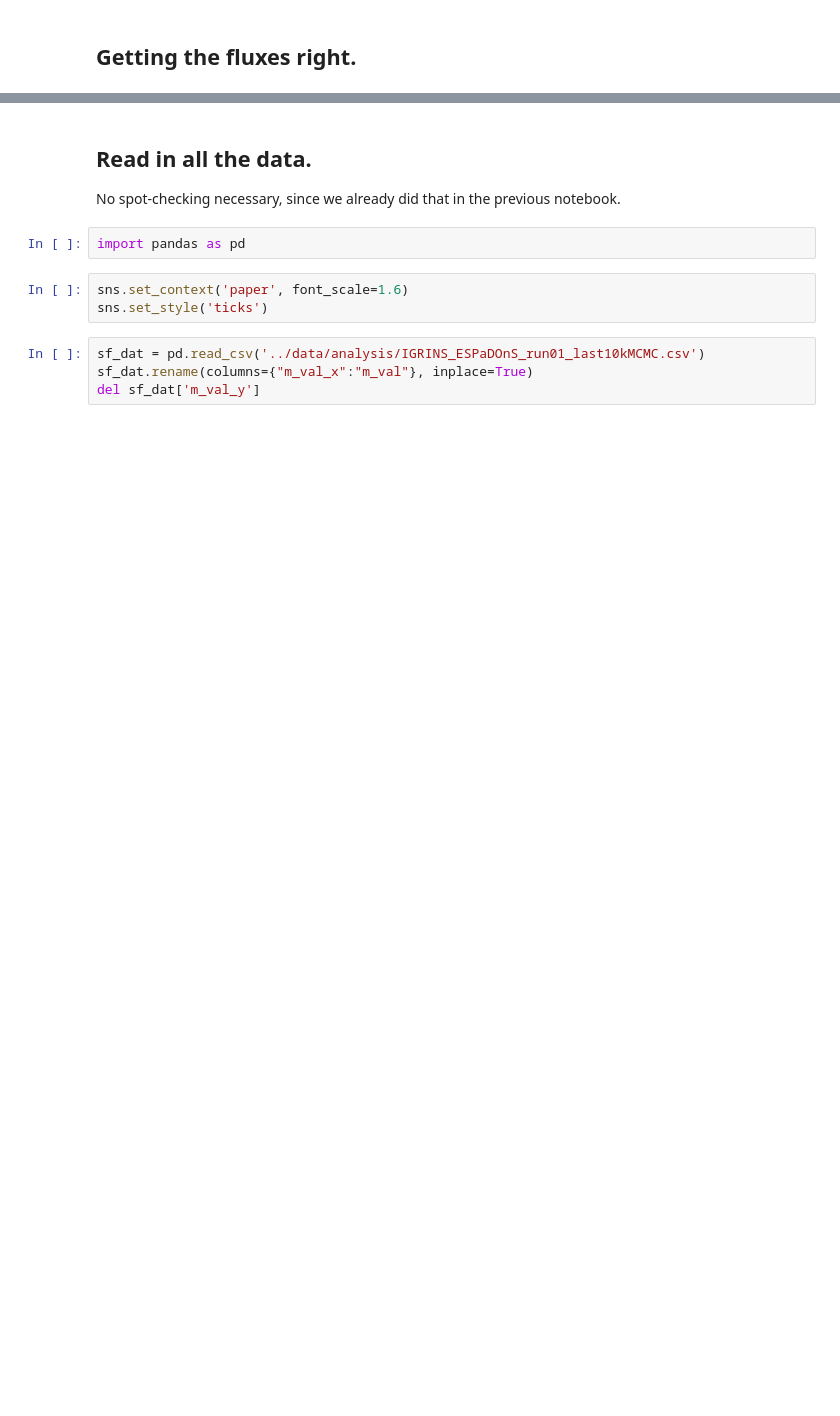
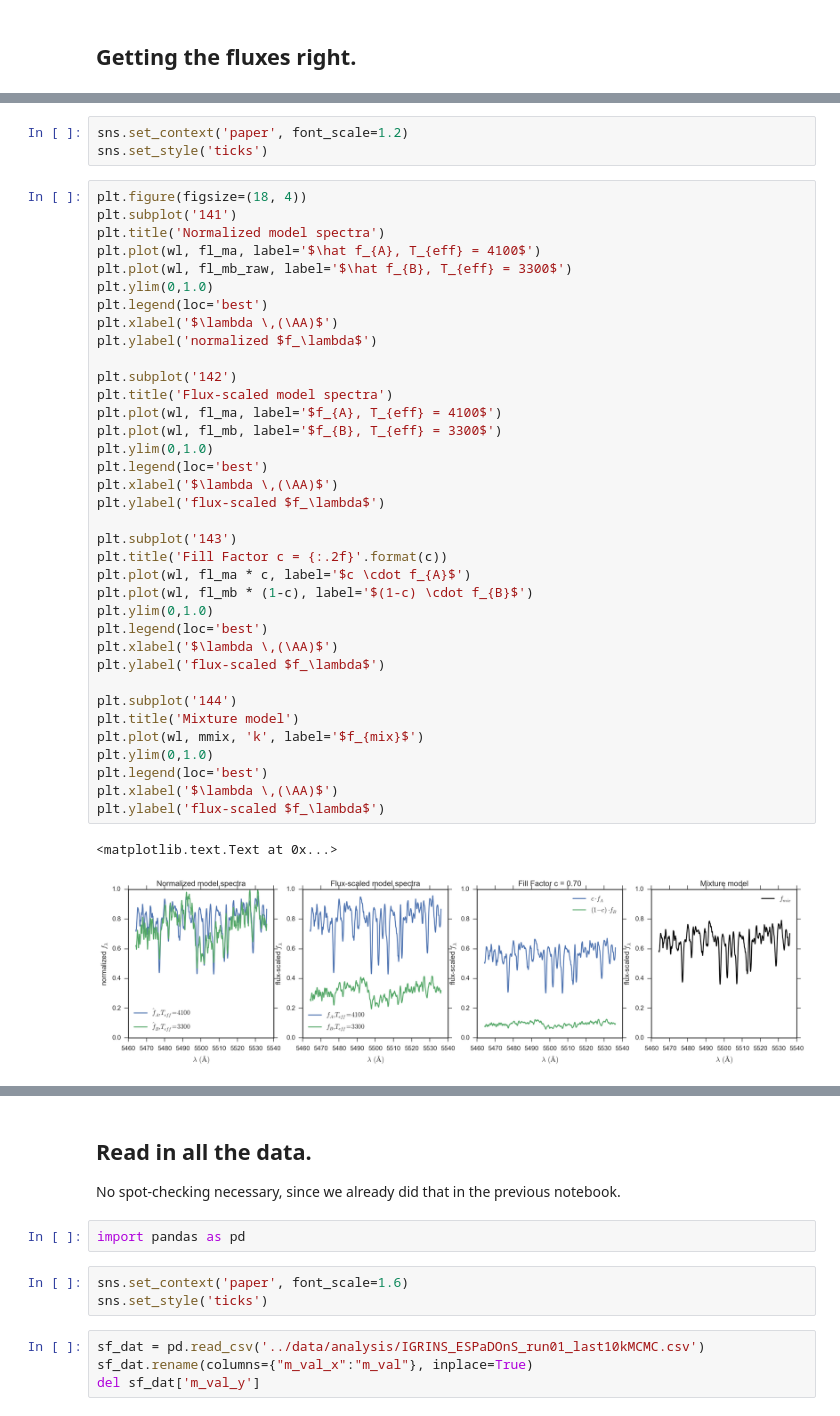
Before and after one commit to BrownDwarf/welter, a Jupyter notebook: notebooks/welter_issue009-01_generate_synthetic_two_T_fake_data.ipynb, the cells around one changed output, grey strips where cells are left out. Cells and saved outputs as stored; diff of their text form; blank space fills up the shorter version.

Commit message:
Figure out how to generate fake Two temperature data

```diff
--- a/notebooks/welter_issue009-01_generate_synthetic_two_T_fake_data.ipynb
+++ b/notebooks/welter_issue009-01_generate_synthetic_two_T_fake_data.ipynb
@@ -54,0 +139,42 @@ where $\hat f$ denotes the normalized version of $f$.  The $\mathsf{M}$ terms ab
+# %%
+sns.set_context('paper', font_scale=1.2)
+sns.set_style('ticks')
+# %%
+plt.figure(figsize=(18, 4))
+plt.subplot('141')
+plt.title('Normalized model spectra')
+plt.plot(wl, fl_ma, label='$\hat f_{A}, T_{eff} = 4100$')
+plt.plot(wl, fl_mb_raw, label='$\hat f_{B}, T_{eff} = 3300$')
+plt.ylim(0,1.0)
+plt.legend(loc='best')
+plt.xlabel('$\lambda \,(\AA)$')
+plt.ylabel('normalized $f_\lambda$')
+
+plt.subplot('142')
+plt.title('Flux-scaled model spectra')
+plt.plot(wl, fl_ma, label='$f_{A}, T_{eff} = 4100$')
+plt.plot(wl, fl_mb, label='$f_{B}, T_{eff} = 3300$')
+plt.ylim(0,1.0)
+plt.legend(loc='best')
+plt.xlabel('$\lambda \,(\AA)$')
+plt.ylabel('flux-scaled $f_\lambda$')
+
+plt.subplot('143')
+plt.title('Fill Factor c = {:.2f}'.format(c))
+plt.plot(wl, fl_ma * c, label='$c \cdot f_{A}$')
+plt.plot(wl, fl_mb * (1-c), label='$(1-c) \cdot f_{B}$')
+plt.ylim(0,1.0)
+plt.legend(loc='best')
+plt.xlabel('$\lambda \,(\AA)$')
+plt.ylabel('flux-scaled $f_\lambda$')
+
+plt.subplot('144')
+plt.title('Mixture model')
+plt.plot(wl, mmix, 'k', label='$f_{mix}$')
+plt.ylim(0,1.0)
+plt.legend(loc='best')
+plt.xlabel('$\lambda \,(\AA)$')
+plt.ylabel('flux-scaled $f_\lambda$')
+# %% [output]
+<matplotlib.text.Text at 0x...>
+[figure, added]
```
Also changed, not shown: parts of 50 cells of this notebook, 1 other file.
